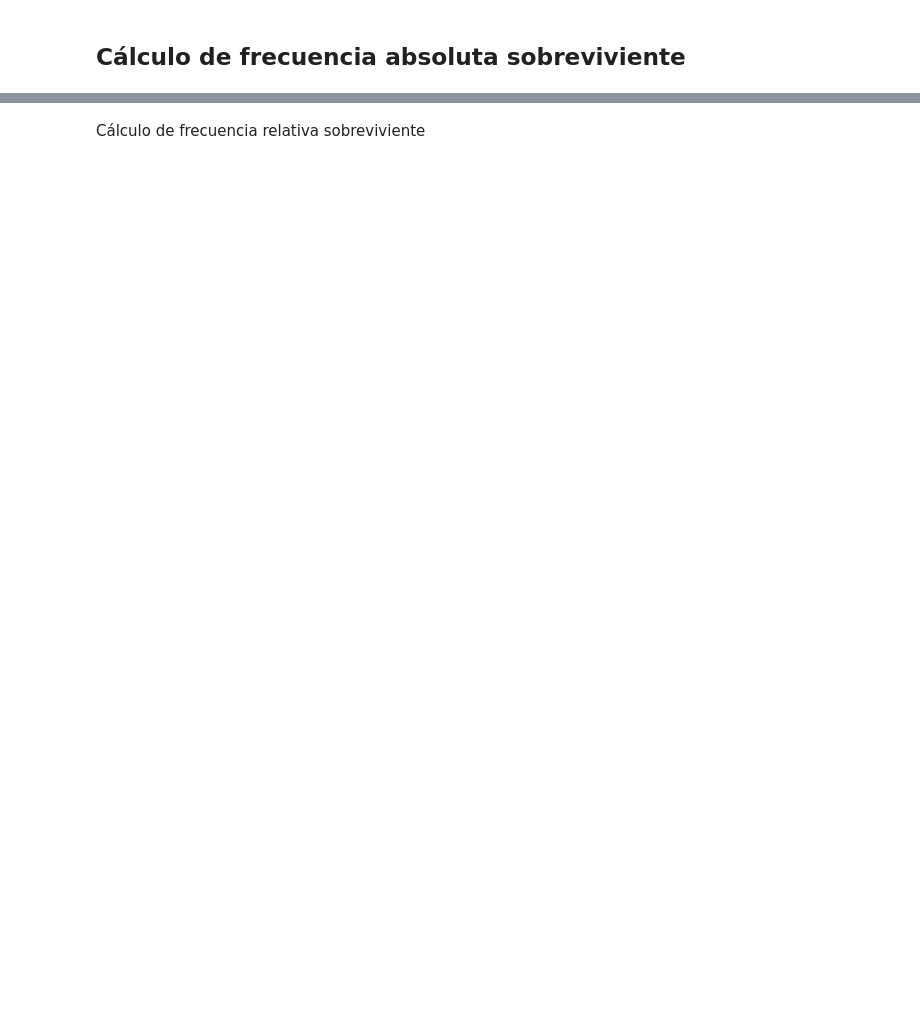
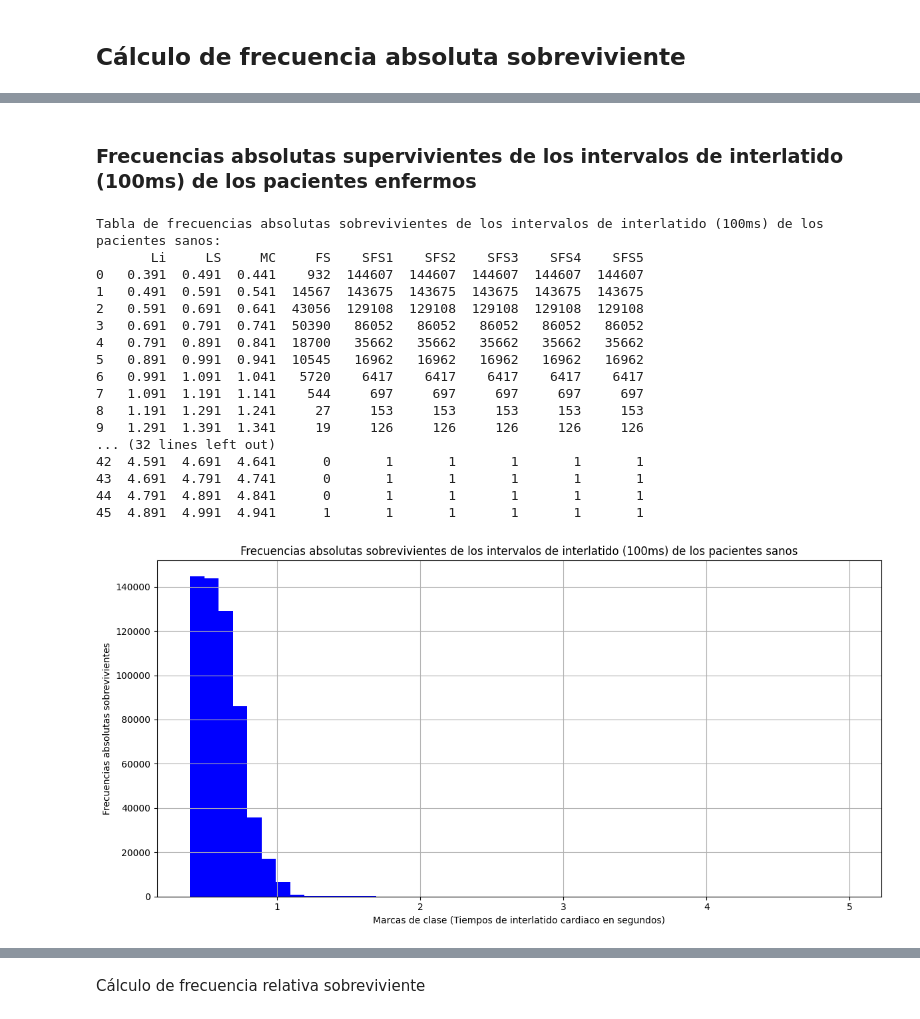
Before and after one commit to ThonnyRG/pacientes_enfermos_y_sanos_analisis, a Jupyter notebook: DATOS_BIOESTADÍSTICOS.ipynb, the cells around one changed output, grey strips where cells are left out. Cells and saved outputs as stored; diff of their text form; code cells hidden in the pictures; blank space fills up the shorter version.

```diff
--- a/DATOS_BIOESTADÍSTICOS.ipynb
+++ b/DATOS_BIOESTADÍSTICOS.ipynb
@@ -1599,0 +1737,64 @@ Tabla de frecuencias relativas acumuladas de tiempos de interlatido por grupo co
+# %% [markdown]
+### Frecuencias absolutas supervivientes de los intervalos de interlatido (100ms) de los pacientes enfermos
+# %%
+# Definir límites de intervalos basados en los datos reales (100 ms)
+min_val = df_sanos['Tiempos de interlatido'].min()
+max_val = df_sanos['Tiempos de interlatido'].max()
+intervalos = pd.interval_range(start=min_val, end=max_val, freq=0.1)
+
+# Calcular las frecuencias absolutas para los pacientes sanos
+frecuencias_absolutas_sanos = pd.cut(df_sanos['Tiempos de interlatido'], bins=intervalos).value_counts().sort_index()
+
+# Calcular las frecuencias absolutas sobrevivientes
+frecuencias_absolutas_sobrevivientes = frecuencias_absolutas_sanos[::-1].cumsum()[::-1]
+
+# Calcular marcas de clase, límites inferiores (LI) y límites superiores (LS)
+LI = [interval.left for interval in intervalos]
+LS = [interval.right for interval in intervalos]
+MC = [(interval.left + interval.right) / 2 for interval in intervalos]
+
+# Crear DataFrame para las frecuencias absolutas sobrevivientes
+tabla_frecuencias_abs_sobrevivientes = pd.DataFrame({
+    'Li': LI,
+    'LS': LS,
+    'MC': MC,
+    'FS': frecuencias_absolutas_sanos.values,
+    'SFS1': frecuencias_absolutas_sobrevivientes.values,
+    'SFS2': frecuencias_absolutas_sobrevivientes.values,
+    'SFS3': frecuencias_absolutas_sobrevivientes.values,
+    'SFS4': frecuencias_absolutas_sobrevivientes.values,
+    'SFS5': frecuencias_absolutas_sobrevivientes.values,
+})
+
+# Imprimir la tabla de frecuencias absolutas sobrevivientes
+print("Tabla de frecuencias absolutas sobrevivientes de los intervalos de interlatido (100ms) de los pacientes sanos:")
+print(tabla_frecuencias_abs_sobrevivientes)
+
+# Graficar las frecuencias absolutas sobrevivientes
+plt.figure(figsize=(12, 6))
+plt.bar(tabla_frecuencias_abs_sobrevivientes['MC'], tabla_frecuencias_abs_sobrevivientes['SFS1'], width=0.1, color='blue', align='center')
+plt.xlabel('Marcas de clase (Tiempos de interlatido cardiaco en segundos)')
+plt.ylabel('Frecuencias absolutas sobrevivientes')
+plt.title('Frecuencias absolutas sobrevivientes de los intervalos de interlatido (100ms) de los pacientes sanos')
+plt.grid(True)
+plt.tight_layout()
+plt.show()
+# %% [output]
+Tabla de frecuencias absolutas sobrevivientes de los intervalos de interlatido (100ms) de los pacientes sanos:
+       Li     LS     MC     FS    SFS1    SFS2    SFS3    SFS4    SFS5
+0   0.391  0.491  0.441    932  144607  144607  144607  144607  144607
+1   0.491  0.591  0.541  14567  143675  143675  143675  143675  143675
+2   0.591  0.691  0.641  43056  129108  129108  129108  129108  129108
+3   0.691  0.791  0.741  50390   86052   86052   86052   86052   86052
+4   0.791  0.891  0.841  18700   35662   35662   35662   35662   35662
+5   0.891  0.991  0.941  10545   16962   16962   16962   16962   16962
+6   0.991  1.091  1.041   5720    6417    6417    6417    6417    6417
+7   1.091  1.191  1.141    544     697     697     697     697     697
+8   1.191  1.291  1.241     27     153     153     153     153     153
+9   1.291  1.391  1.341     19     126     126     126     126     126
+... (32 lines left out)
+42  4.591  4.691  4.641      0       1       1       1       1       1
+43  4.691  4.791  4.741      0       1       1       1       1       1
+44  4.791  4.891  4.841      0       1       1       1       1       1
+45  4.891  4.991  4.941      1       1       1       1       1       1
+[figure, added]
```
Also changed, not shown: parts of 13 cells of this notebook.
